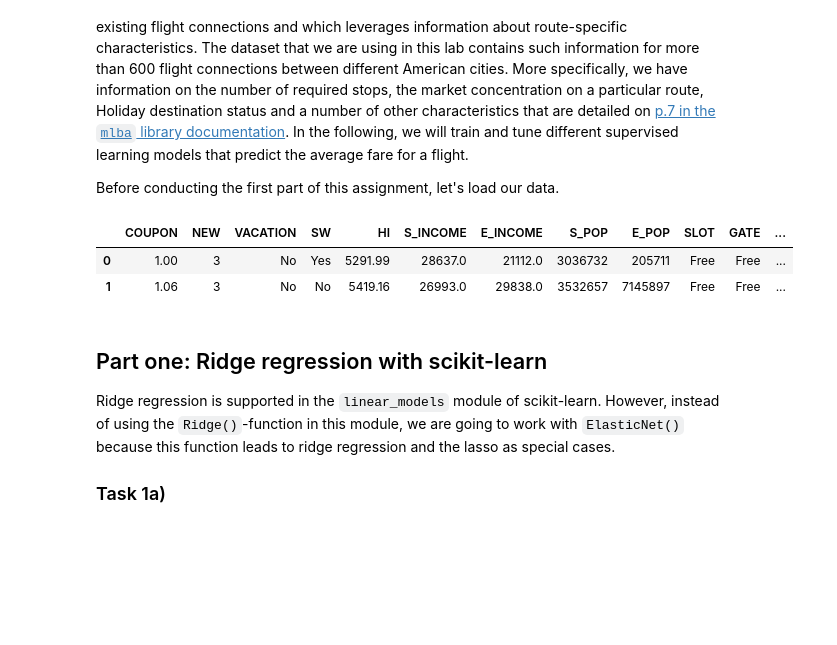
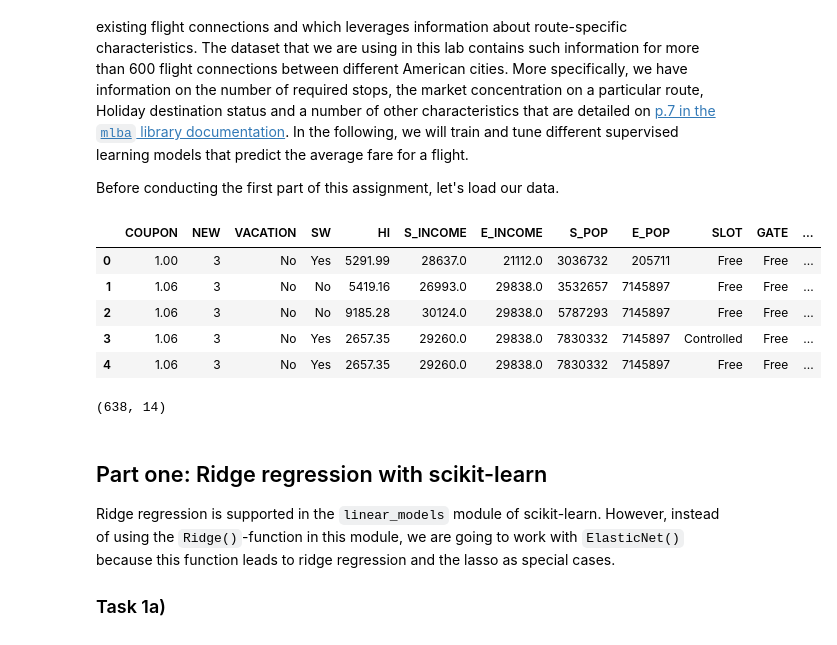
Before and after one commit to manswirfelt/assignment4, a Jupyter notebook: Assignment_4/Assignment4_py_template.ipynb, the cells around one changed output. Drawn from its saved outputs; the diff is of its cells as text; code cells hidden in the pictures; blank space fills up the shorter version.

```diff
--- a/Assignment_4/Assignment4_py_template.ipynb
+++ b/Assignment_4/Assignment4_py_template.ipynb
@@ -10,18 +10,25 @@ Before conducting the first part of this assignment, let's load our data.
 # %%
 import numpy as np # test comment
 import pandas as pd
 import os
 import matplotlib.pyplot as plt
 import warnings
 
 Airfares = pd.read_csv("Airfares.csv.gz") # Adjust file path if necessary
 Airfares = Airfares.drop(columns=["S_CODE", "S_CITY", "E_CODE", "E_CITY"])
 
-Airfares.head(1) # bransch test
+Airfares.head() # bransch test
 # %% [output]
 |  | COUPON | NEW | VACATION | SW | HI | S_INCOME | E_INCOME | S_POP | E_POP | SLOT | GATE | ... |
 | 0 | 1.00 | 3 | No | Yes | 5291.99 | 28637.0 | 21112.0 | 3036732 | 205711 | Free | Free | ... |
 | 1 | 1.06 | 3 | No | No | 5419.16 | 26993.0 | 29838.0 | 3532657 | 7145897 | Free | Free | ... |
+| 2 | 1.06 | 3 | No | No | 9185.28 | 30124.0 | 29838.0 | 5787293 | 7145897 | Free | Free | ... |
+| 3 | 1.06 | 3 | No | Yes | 2657.35 | 29260.0 | 29838.0 | 7830332 | 7145897 | Controlled | Free | ... |
+| 4 | 1.06 | 3 | No | Yes | 2657.35 | 29260.0 | 29838.0 | 7830332 | 7145897 | Free | Free | ... |
+# %%
+Airfares.shape # Looking at the dimensions
+# %% [output]
+(638, 14)
 # %% [markdown]
 ## Part one: Ridge regression with scikit-learn
 Ridge regression is supported in the `linear_models` module of scikit-learn. However, instead of using the `Ridge()`-function in this module, we are going to work with `ElasticNet()` because this function leads to ridge regression and the lasso as special cases.
```
Also changed, not shown: parts of 5 cells of this notebook.
